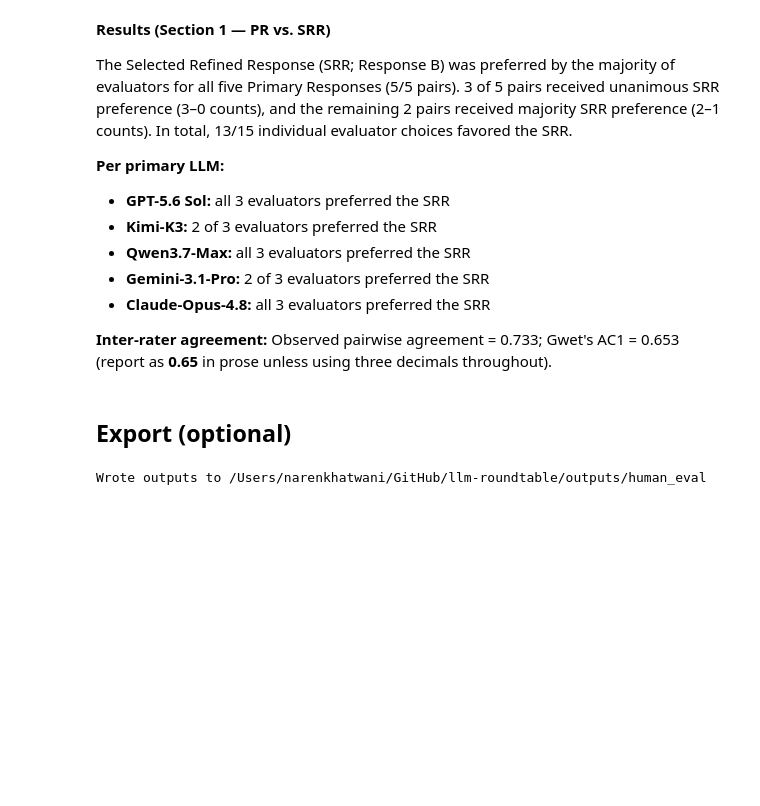
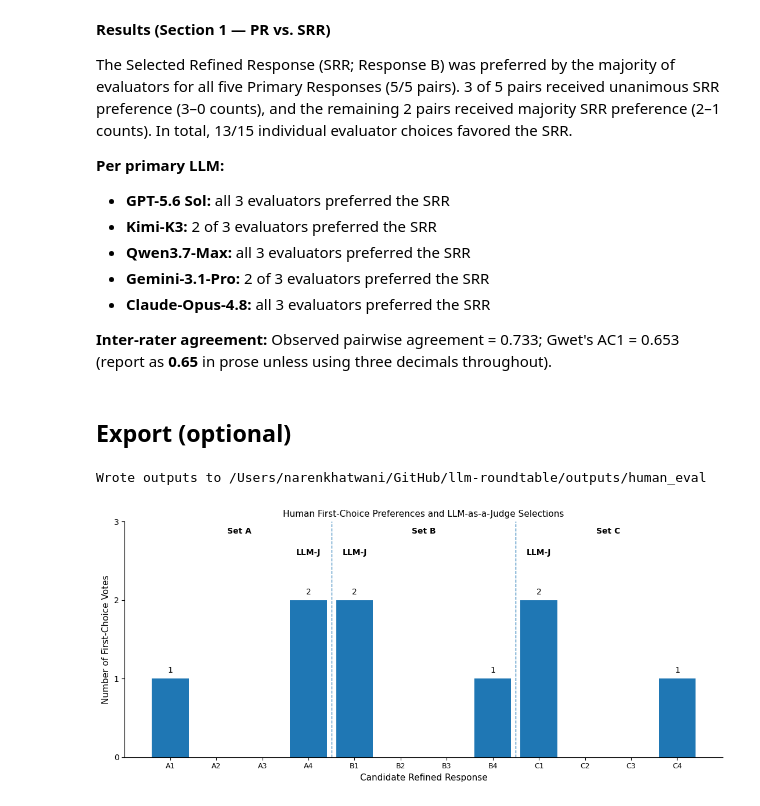
Before and after one commit to narenkhatwani/llm-roundtable, a Jupyter notebook: human_eval_section1.ipynb, the cells around one changed output. Cells and saved outputs as stored; diff of their text form; code cells hidden in the pictures; blank space fills up the shorter version.

```diff
--- a/human_eval_section1.ipynb
+++ b/human_eval_section1.ipynb
@@ -324,3 +324,72 @@ if SAVE_OUTPUTS:
     print("Wrote outputs to", OUTPUT_DIR.resolve())
 # %% [output]
 Wrote outputs to /Users/narenkhatwani/GitHub/llm-roundtable/outputs/human_eval
+# %%
+import matplotlib.pyplot as plt
+import numpy as np
+
+# First-choice votes from the three evaluators
+labels = [
+    "A1", "A2", "A3", "A4",
+    "B1", "B2", "B3", "B4",
+    "C1", "C2", "C3", "C4"
+]
+
+votes = [1, 0, 0, 2,
+         2, 0, 0, 1,
+         2, 0, 0, 1]
+
+# Responses selected by the LLM-as-a-Judge
+judge_selected = {"A4", "B1", "C1"}
+
+x = np.arange(len(labels))
+
+fig, ax = plt.subplots(figsize=(11, 5))
+
+bars = ax.bar(x, votes)
+
+# Annotate each bar
+for bar, label, vote in zip(bars, labels, votes):
+    if vote > 0:
+        ax.text(
+            bar.get_x() + bar.get_width()/2,
+            vote + 0.05,
+            str(vote),
+            ha="center",
+            va="bottom"
+        )
+
+    # Mark judge-selected responses
+    if label in judge_selected:
+        ax.text(
+            bar.get_x() + bar.get_width()/2,
+            2.55,
+            "LLM-J",
+            ha="center",
+            va="bottom",
+            fontweight="bold"
+        )
+
+# Separate the three response sets
+ax.axvline(3.5, linestyle="--", linewidth=1)
+ax.axvline(7.5, linestyle="--", linewidth=1)
+
+ax.set_xticks(x)
+ax.set_xticklabels(labels)
+
+ax.set_ylabel("Number of First-Choice Votes")
+ax.set_xlabel("Candidate Refined Response")
+ax.set_title("Human First-Choice Preferences and LLM-as-a-Judge Selections")
+
+ax.set_ylim(0, 3)
+ax.set_yticks([0, 1, 2, 3])
+
+# Group labels
+ax.text(1.5, 2.85, "Set A", ha="center", fontweight="bold")
+ax.text(5.5, 2.85, "Set B", ha="center", fontweight="bold")
+ax.text(9.5, 2.85, "Set C", ha="center", fontweight="bold")
+
+plt.tight_layout()
+plt.show()
+# %% [output]
+[figure, added]
```
Also changed, not shown: parts of 1 cell of this notebook.
